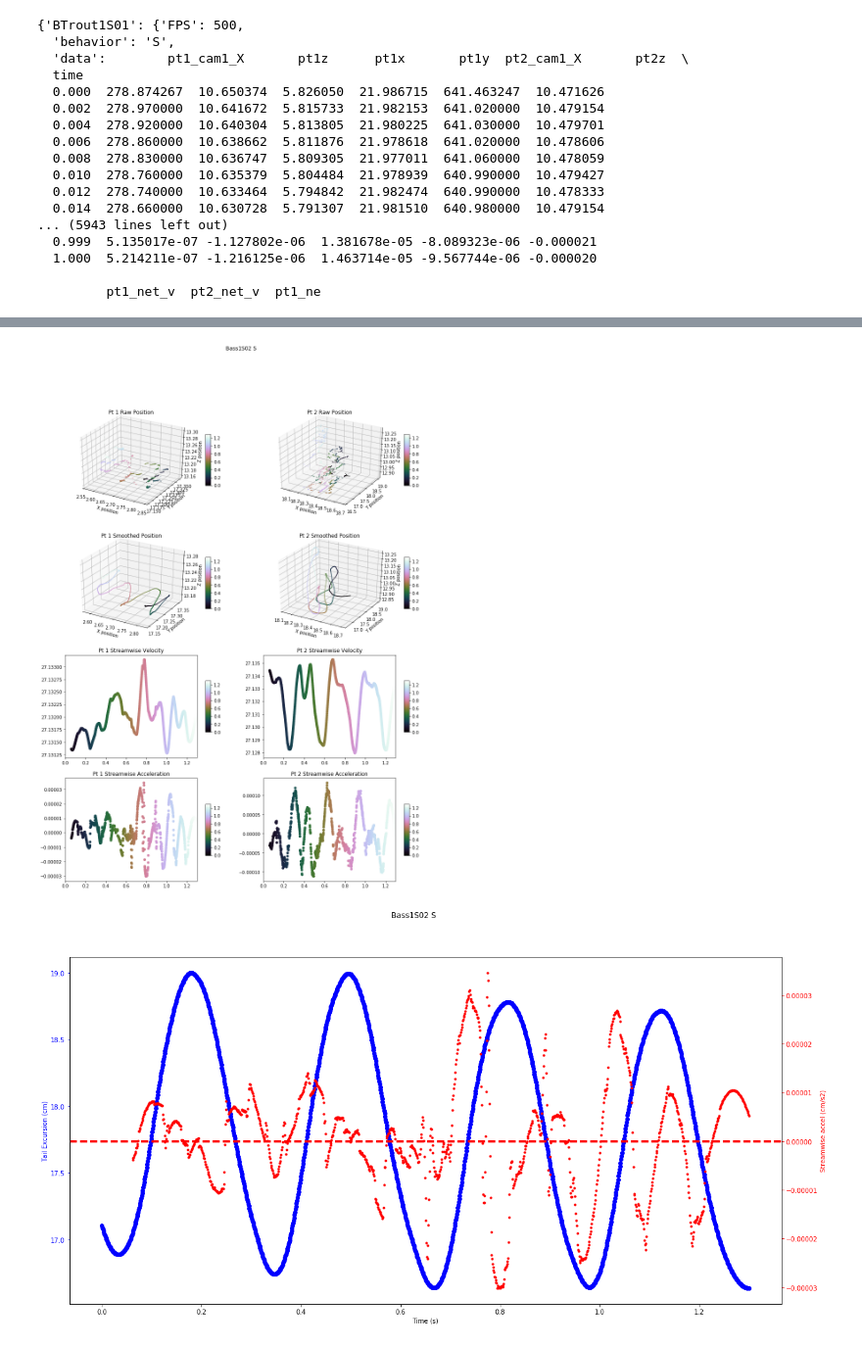
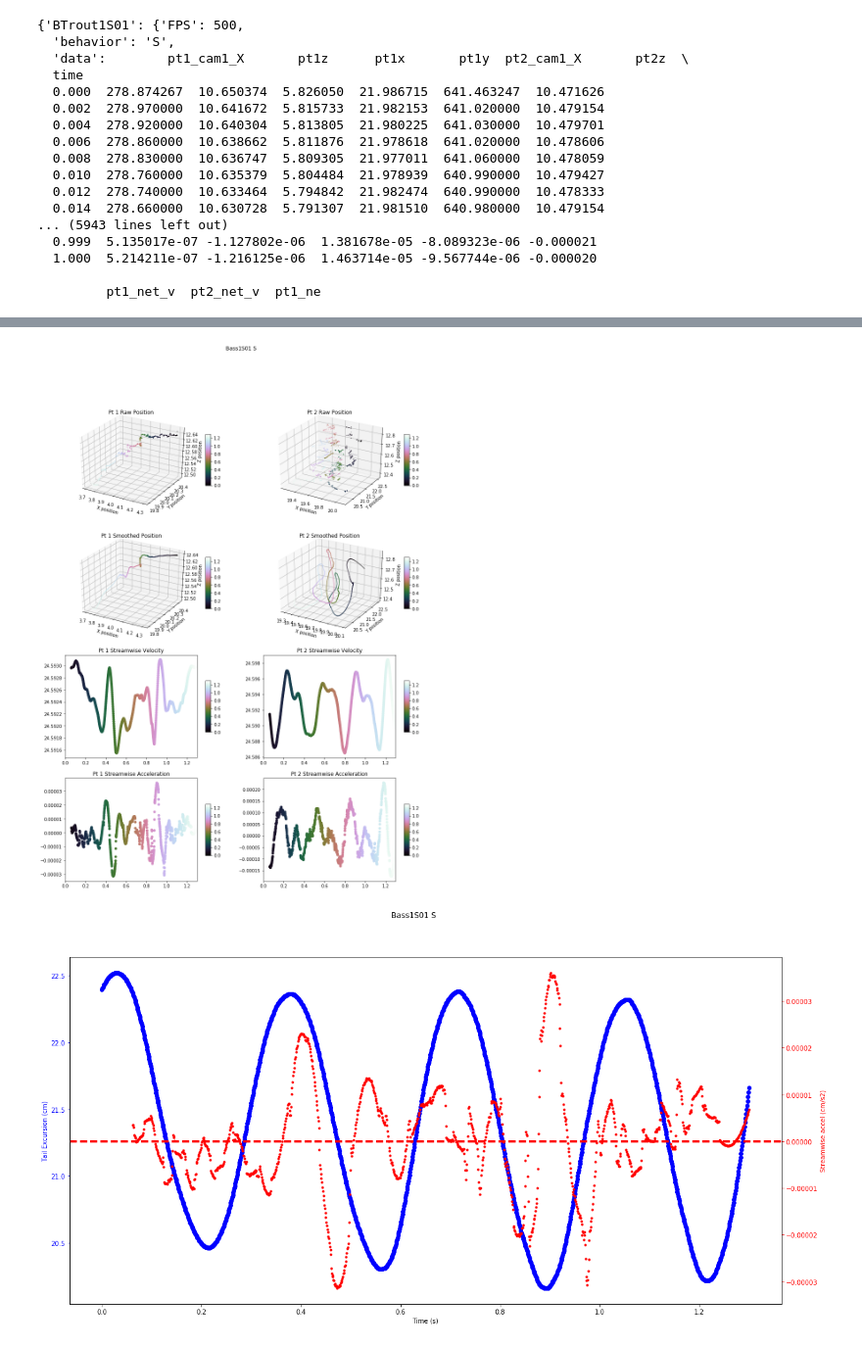
Before and after one commit to kfeilich/FishTrackProcessing, a Jupyter notebook: AccelerationCodeTesting.ipynb, the cells around one changed output, grey strips where cells are left out. Shown at 98% size. Saved outputs shown, nothing was run; the diff lists cells and outputs as text; code cells hidden in the pictures.

```diff
--- a/AccelerationCodeTesting.ipynb
+++ b/AccelerationCodeTesting.ipynb
@@ -111,11 +111,10 @@ tracklist['Bass1S08']['data']
 # %%
 from plot_track import *
 from plot_accel import *
-# %%
-plot_track(['Bass1S02'], tracklist)
-# %% [output]
-[figure, removed]
-# %%
-plot_accel(['Bass1S02'], tracklist)
-# %% [output]
-[figure, removed]
+# %%
+plot_track(['Bass1S01'], tracklist)
+plot_accel(['Bass1S01'], tracklist)
+plot_net_accel(['Bass1S01'], tracklist)
+# %% [output]
+[figure, added]
+[figure, added]
```
Also changed, not shown: parts of 7 cells of this notebook, 3 other files.
